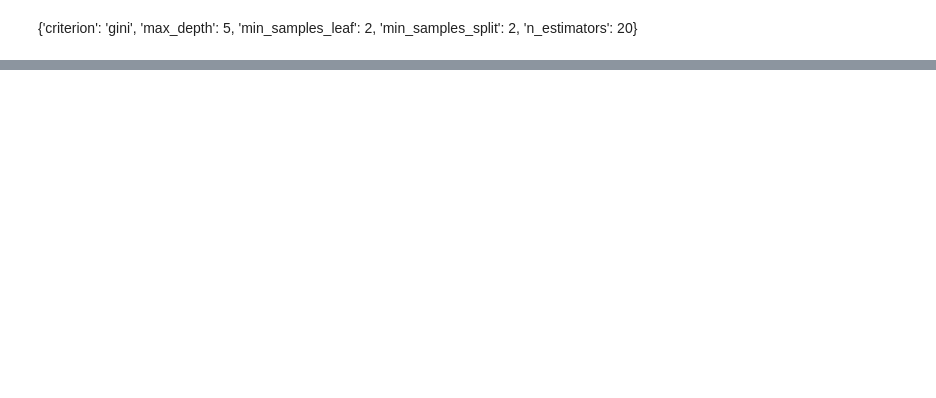
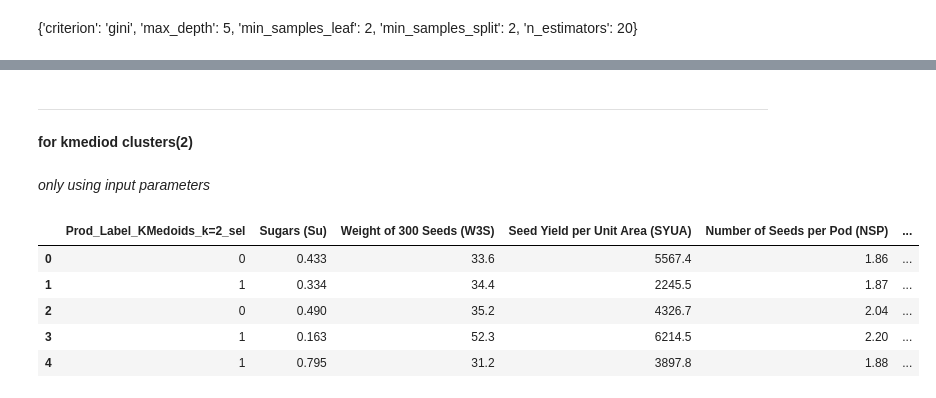
Before and after one commit to SP-2112/Advanced_Soybean_Agricultural_Dataset_Analysis_CS209_TermProject, a Jupyter notebook: Code_Notebooks/07_Classification.ipynb, the cells around one changed output, grey strips where cells are left out. Cells and saved outputs as stored; diff of their text form; code cells hidden in the pictures; blank space fills up the shorter version.

```diff
--- a/Code_Notebooks/07_Classification.ipynb
+++ b/Code_Notebooks/07_Classification.ipynb
@@ -225,2 +238,18 @@ Test Set
 [[5 4]
  [5 8]]
+# %% [markdown]
+****
+# %% [markdown]
+**for kmediod clusters(2)**
+# %% [markdown]
+*only using input parameters*
+# %%
+data=pd.read_csv('labeled_clusters_KMedoids_k_2_sel.csv')
+data.head()
+# %% [output]
+|  | Prod_Label_KMedoids_k=2_sel | Sugars (Su) | Weight of 300 Seeds (W3S) | Seed Yield per Unit Area (SYUA) | Number of Seeds per Pod (NSP) | ... |
+| 0 | 0 | 0.433 | 33.6 | 5567.4 | 1.86 | ... |
+| 1 | 1 | 0.334 | 34.4 | 2245.5 | 1.87 | ... |
+| 2 | 0 | 0.490 | 35.2 | 4326.7 | 2.04 | ... |
+| 3 | 1 | 0.163 | 52.3 | 6214.5 | 2.20 | ... |
+| 4 | 1 | 0.795 | 31.2 | 3897.8 | 1.88 | ... |
```
Also changed, not shown: parts of 29 cells of this notebook.
